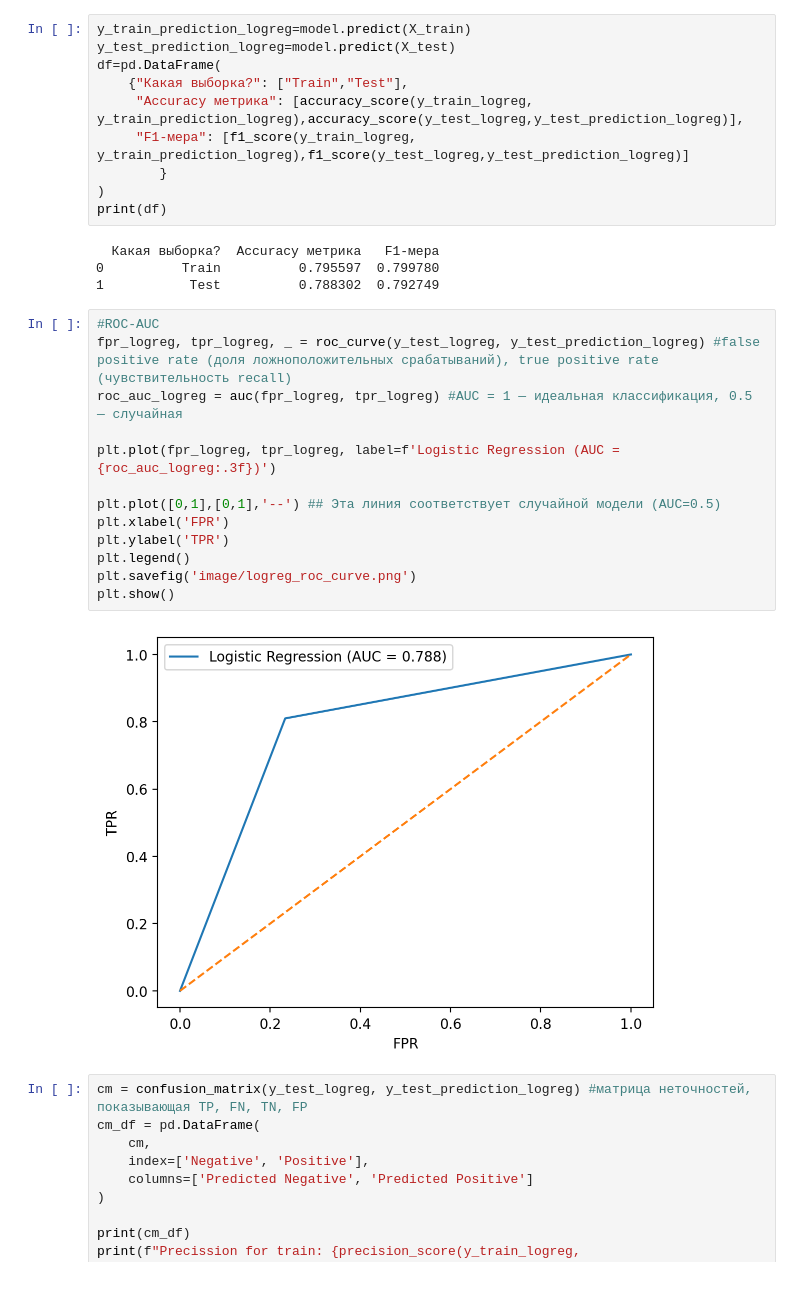
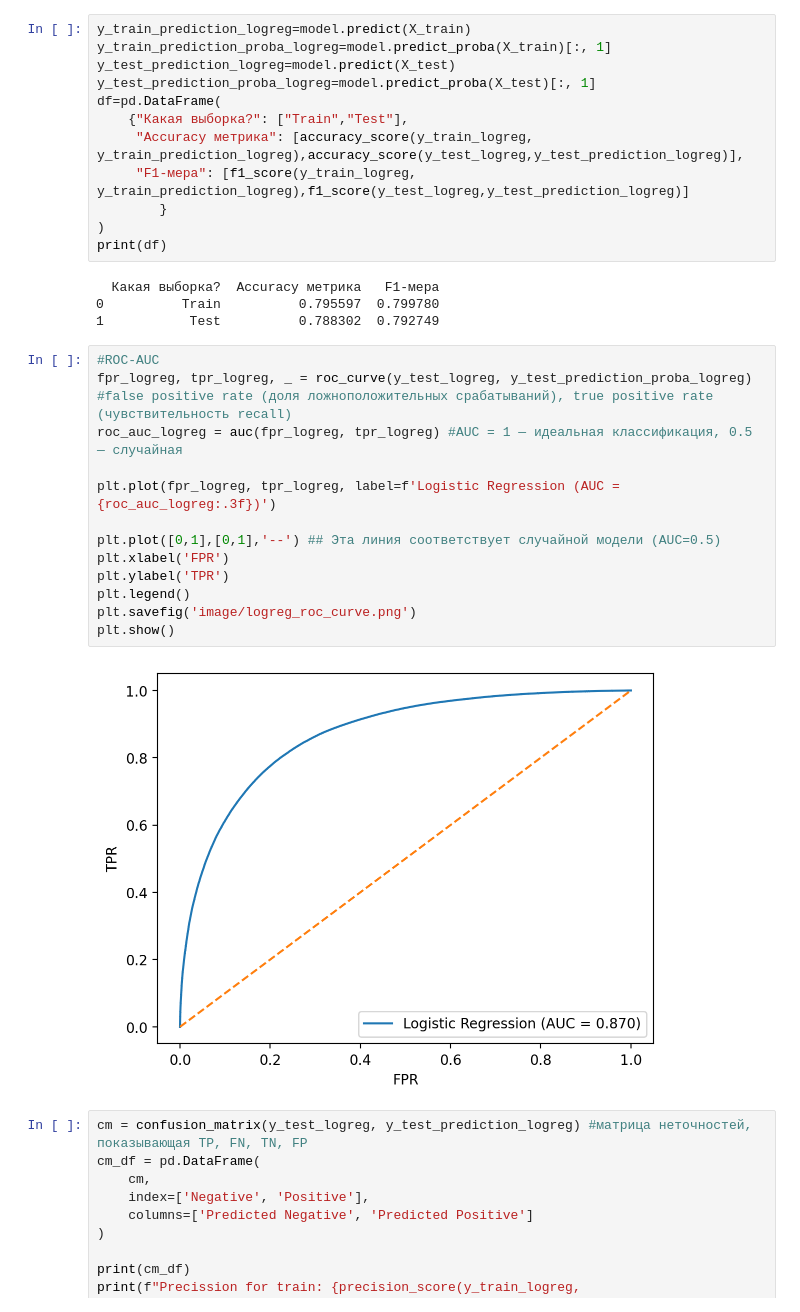
Before and after one commit to Irdorat/mood-analysis-by-tweet, a Jupyter notebook: notebooks/baseline.ipynb, the cells around one changed output. Saved outputs shown, nothing was run; the diff lists cells and outputs as text.

```diff
--- a/notebooks/baseline.ipynb
+++ b/notebooks/baseline.ipynb
@@ -64,7 +64,9 @@ model.fit(X_train,y_train_logreg)
 [interactive output not drawn]
 # %%
 y_train_prediction_logreg=model.predict(X_train)
+y_train_prediction_proba_logreg=model.predict_proba(X_train)[:, 1]
 y_test_prediction_logreg=model.predict(X_test)
+y_test_prediction_proba_logreg=model.predict_proba(X_test)[:, 1]
 df=pd.DataFrame(
     {"Какая выборка?": ["Train","Test"],
      "Accuracy метрика": [accuracy_score(y_train_logreg, y_train_prediction_logreg),accuracy_score(y_test_logreg,y_test_prediction_logreg)],
@@ -78,19 +80,19 @@ print(df)
 1           Test          0.788302  0.792749
 # %%
 #ROC-AUC
-fpr_logreg, tpr_logreg, _ = roc_curve(y_test_logreg, y_test_prediction_logreg) #false positive rate (доля ложноположительных срабатываний), true positive rate (чувствительность recall)
+fpr_logreg, tpr_logreg, _ = roc_curve(y_test_logreg, y_test_prediction_proba_logreg) #false positive rate (доля ложноположительных срабатываний), true positive rate (чувствительность recall)
 roc_auc_logreg = auc(fpr_logreg, tpr_logreg) #AUC = 1 — идеальная классификация, 0.5 — случайная
 
 plt.plot(fpr_logreg, tpr_logreg, label=f'Logistic Regression (AUC = {roc_auc_logreg:.3f})')
 
 plt.plot([0,1],[0,1],'--') ## Эта линия соответствует случайной модели (AUC=0.5)
 plt.xlabel('FPR')
 plt.ylabel('TPR')
 plt.legend()
 plt.savefig('image/logreg_roc_curve.png')
 plt.show()
 # %% [output]
-[figure, old version]
+[figure, new version]
 # %%
 cm = confusion_matrix(y_test_logreg, y_test_prediction_logreg) #матрица неточностей, показывающая TP, FN, TN, FP
 cm_df = pd.DataFrame(
```
Also changed, not shown: parts of 1 cell of this notebook, 5 other files.
